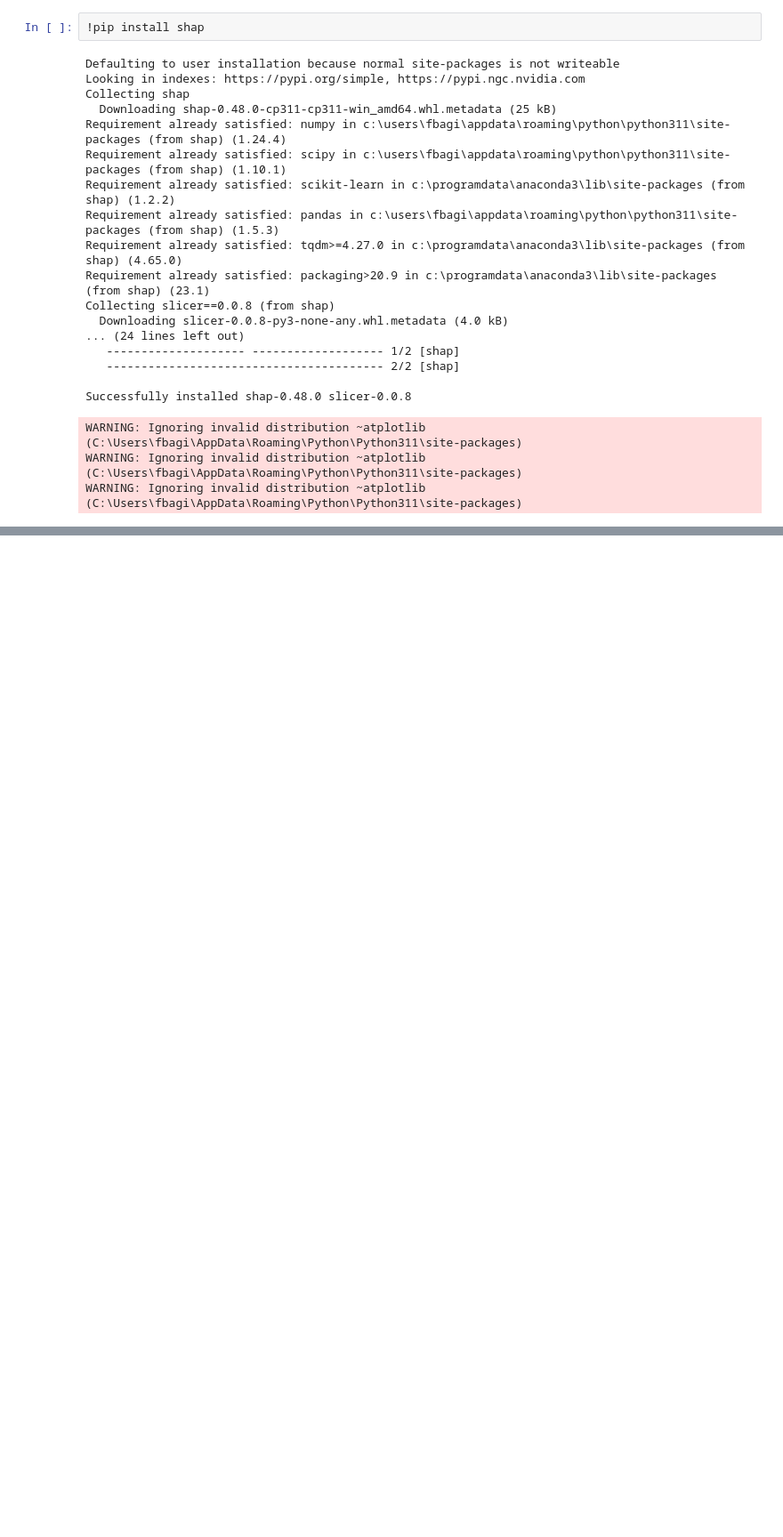
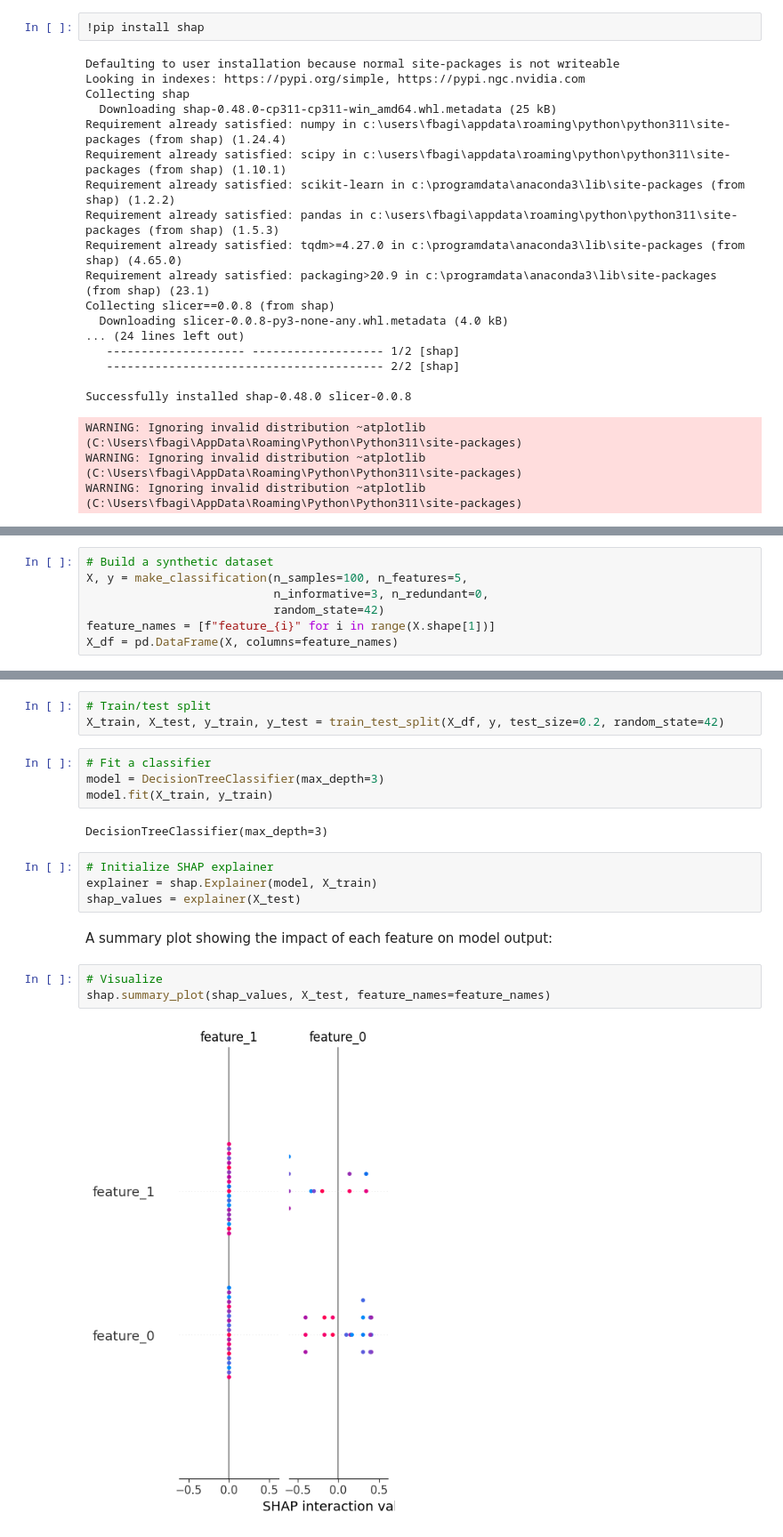
Before and after one commit to fbagirov/xai, a Jupyter notebook: xai_perturbation_shap_method.ipynb, the cells around one changed output, grey strips where cells are left out. Shown: that part at 89% size. Cells and saved outputs as stored; diff of their text form; blank space fills up the shorter version.

Commit message:
added shap script

```diff
--- a/xai_perturbation_shap_method.ipynb
+++ b/xai_perturbation_shap_method.ipynb
@@ -31,0 +39,7 @@ WARNING: Ignoring invalid distribution ~atplotlib (C:\Users\fbagi\AppData\Roamin
+# %%
+# Build a synthetic dataset
+X, y = make_classification(n_samples=100, n_features=5,
+                           n_informative=3, n_redundant=0,
+                           random_state=42)
+feature_names = [f"feature_{i}" for i in range(X.shape[1])]
+X_df = pd.DataFrame(X, columns=feature_names)
@@ -31,0 +55,20 @@ WARNING: Ignoring invalid distribution ~atplotlib (C:\Users\fbagi\AppData\Roamin
+# %%
+# Train/test split
+X_train, X_test, y_train, y_test = train_test_split(X_df, y, test_size=0.2, random_state=42)
+# %%
+# Fit a classifier
+model = DecisionTreeClassifier(max_depth=3)
+model.fit(X_train, y_train)
+# %% [output]
+DecisionTreeClassifier(max_depth=3)
+# %%
+# Initialize SHAP explainer
+explainer = shap.Explainer(model, X_train)
+shap_values = explainer(X_test)
+# %% [markdown]
+A summary plot showing the impact of each feature on model output:
+# %%
+# Visualize
+shap.summary_plot(shap_values, X_test, feature_names=feature_names)
+# %% [output]
+[figure, added]
```
Also changed, not shown: parts of 3 cells of this notebook.
